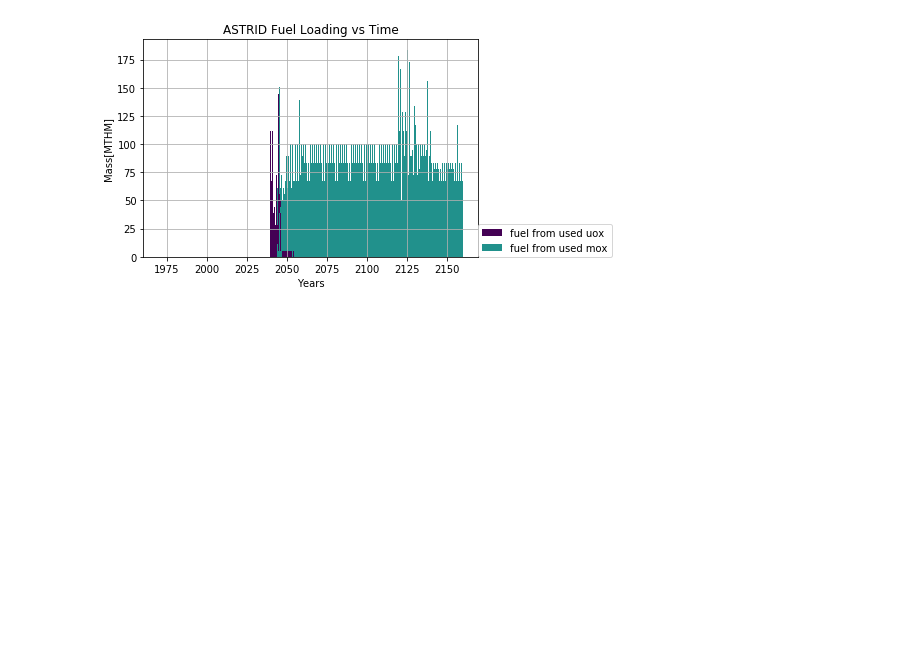
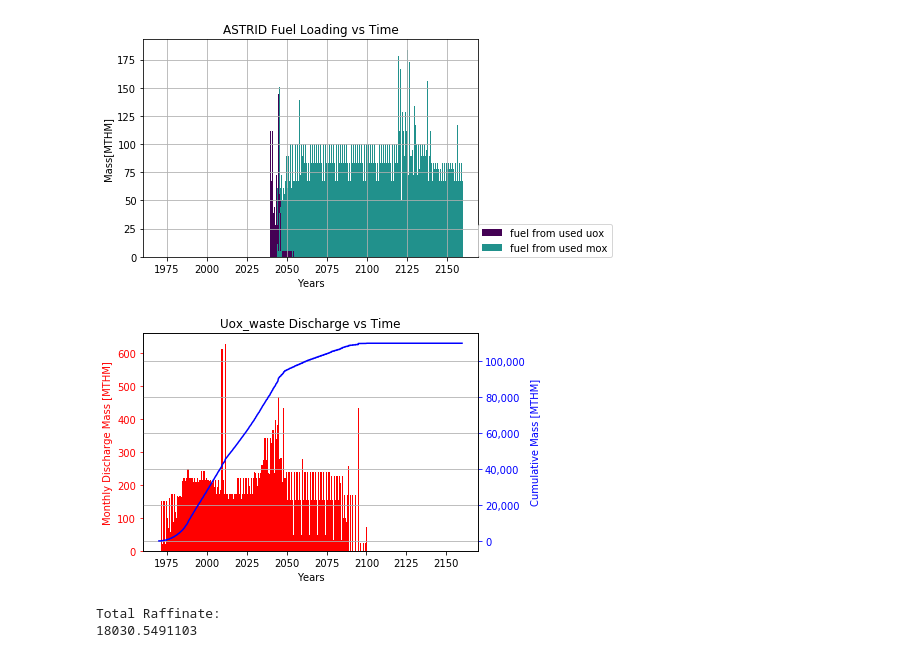
Before and after one commit to pichman2/cyclus-tutorial, a Jupyter notebook: Tutorial_intermediate.ipynb, the cells around one changed output. Cells and saved outputs as stored; diff of their text form; code cells hidden in the pictures; blank space fills up the shorter version.

```diff
--- a/Tutorial_intermediate.ipynb
+++ b/Tutorial_intermediate.ipynb
@@ -318,0 +323,20 @@ Image(filename='where_fuel.png')
+# %%
+from IPython.display import Image
+Image(filename='cum_mass_uox_wastedischarge.png')
+# %% [output]
+[figure, added]
+# %%
+# Raffinate
+agent_ids = analysis.agent_ids(cur, 'separations')
+reprocess_waste = analysis.facility_commodity_flux(cur, agent_ids, ['lahague_raffinate', 'uox_raffinate', 'astrid_raffinate'], True, False)
+analysis.stacked_bar_chart(reprocess_waste, timestep, 'Years', 'Mass [MTHM]',
+
+                           'Raffinate Inventory vs Time', 'raffinate', init_year)
+plot_commodities(cur,'separations',['lahague_raffinate', 'uox_raffinate', 'astrid_raffinate'],'Raffinate Inventory vs Time','raf',is_outflux=True)
+
+print('Total Raffinate:')
+print(sum([x+y+z for x, y, z in zip(reprocess_waste['lahague_raffinate'], reprocess_waste['uox_raffinate'], reprocess_waste['astrid_raffinate']
+)]))
+# %% [output]
+Total Raffinate:
+18030.5491103
```
Also changed, not shown: parts of 9 cells of this notebook.
